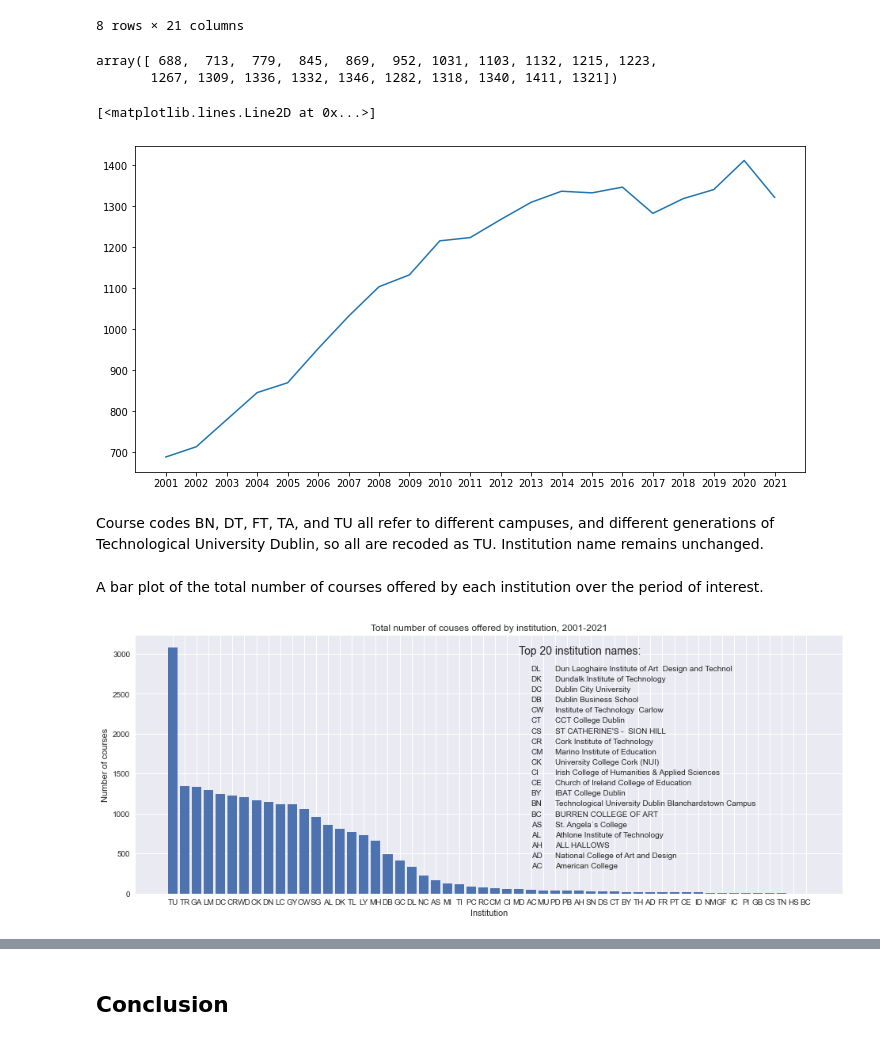
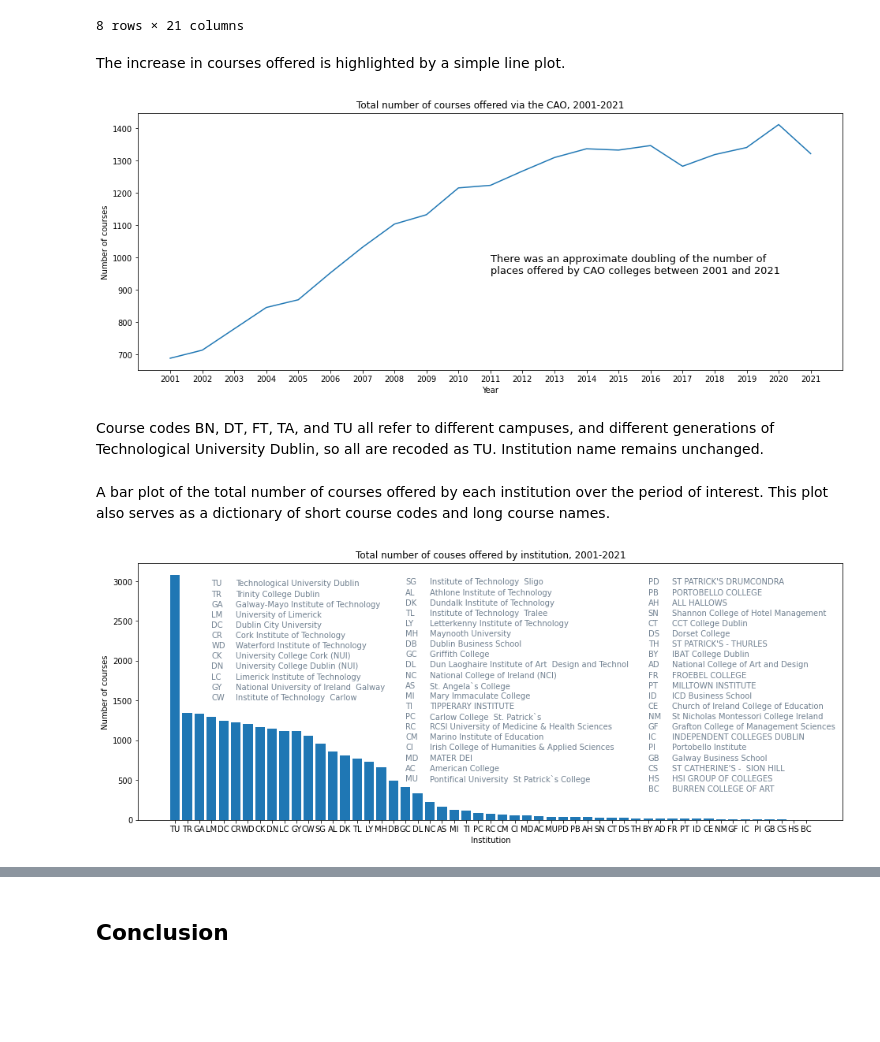
Before and after one commit to fod/fundamentals-data-analysis, a Jupyter notebook: cao.ipynb, the cells around one changed output, grey strips where cells are left out. Saved outputs shown, nothing was run; the diff lists cells and outputs as text; code cells hidden in the pictures; blank space fills up the shorter version.

Commit message:
CAO courses bar plot

```diff
--- a/cao.ipynb
+++ b/cao.ipynb
@@ -877,3 +877,6 @@ Missing institution names are added.
 df.loc[:,(slice(None), 'Institution')] = df.loc[:,(slice(None), 'Institution')].groupby('Institution Code').transform(lambda x: x.ffill().bfill())
 # Backfill Laterally to fill in gaps
 df.loc[:,(slice(None), 'Institution')] = df.loc[:,(slice(None), 'Institution')].bfill(axis=1)
+
+# Tipperary Institute change code from TN to TI after 2001
+df.rename(index={'TN':'TI'}, inplace=True)
@@ -891,10 +896,3 @@ df.loc[:,(slice(None),'EOS')].describe().round()
 | 75% | 455.0 | 424.0 | 400.0 | 401.0 | 405.0 | 415.0 | 415.0 | 406.0 | 420.0 | 405.0 | ... | ... |
 | max | 1028.0 | 1088.0 | 979.0 | 999.0 | 1001.0 | 9999.0 | 1095.0 | 955.0 | 900.0 | 1425.0 | ... | ... |
 8 rows × 21 columns
-# %%
-course_count = np.asarray(df.loc[:,(slice(None),'EOS')].count())
-course_count = np.flip(course_count)
-course_count
-# %% [output]
-array([ 688,  713,  779,  845,  869,  952, 1031, 1103, 1132, 1215, 1223,
-       1267, 1309, 1336, 1332, 1346, 1282, 1318, 1340, 1411, 1321])
@@ -903,9 +899,22 @@ years = np.asarray(df.columns.levels[0][0:-1])
+# %% [markdown]
+The increase in courses offered is highlighted by a simple line plot.
 # %%
-plt.rcParams["figure.figsize"] = [12,6]
-plt.plot(years, course_count)
+# Get array of total course counts per year
+course_count = np.asarray(df.loc[:,(slice(None),'EOS')].count())
+course_count = np.flip(course_count)
+
+# Get array of years (for axis labelling)
+years = np.asarray(df.columns.levels[0][0:-1])
+
+with mpl.rc_context(rc={'figure.figsize':(16,6)}):
+    fig, ax = plt.subplots()
+    ax.plot(years, course_count)
+    ax.set_title("Total number of courses offered via the CAO, 2001-2021")
+    ax.set_xlabel("Year")
+    ax.set_ylabel("Number of courses")
+    ax.text(10, 950, "There was an approximate doubling of the number of \nplaces offered by CAO colleges between 2001 and 2021", fontsize=13)
 # %% [output]
-[<matplotlib.lines.Line2D at 0x...>]
-[figure, old version]
+[figure, new version]
 # %%
 # Get a dictionary of Institution codes and names
 inst_names = df['Names']['Institution'].unique()
@@ -920,7 +930,7 @@ df.rename(index={'BN': 'TU', 'DT': 'TU', 'FT': 'TU', 'TA': 'TU'}, inplace=True)
 eos = df.loc[:,(slice(None), 'EOS')]
 counts = eos.groupby('Institution Code').count().droplevel(1, axis=1).sort_index(axis=1)
 # %% [markdown]
-A bar plot of the total number of courses offered by each institution over the period of interest.
+A bar plot of the total number of courses offered by each institution over the period of interest. This plot also serves as a dictionary of short course codes and long course names.
 # %%
 # Set global plot style
 #plt.style.use('seaborn')
@@ -937,11 +947,29 @@ with mpl.rc_context(rc={'figure.figsize':(16,6)}):
     ax.set_ylabel('Number of courses')
     ax.set_title('Total number of couses offered by institution, 2001-2021')
 
-    ax.text(29, 3000, "Top 20 institution names:", fontsize=14)
-    for i in range(20):
-        ax.text(30, i * 130 + 300,  inst_codes[i], ha='left', va='bottom')
-        ax.text(32, i * 130 + 300,  inst_dict[inst_codes[i]], ha='left', va='bottom')
+
+    plt.draw()
+    ticklabels = ax.get_xticklabels(which='major')
+
+    #ax.text(29, 3000, "Top 20 institution names:", fontsize=14)
+    col = 'slategrey'
+    for i in range(12):
+        code = ticklabels[i].get_text()
+        ax.text(3, 0 - i * 130 + 3020,  ticklabels[i].get_text(), ha='left', va='top', color=col)
+        ax.text(5, 0 - i * 130 + 3020,  inst_dict[code], ha='left', va='top', color=col)
+
+    for i in range(12,32):
+        code = ticklabels[i].get_text()
+        ax.text(19, 0 - i * 130 + 4600,  ticklabels[i].get_text(), ha='left', va='top', color=col)
+        ax.text(21, 0 - i * 130 + 4600,  inst_dict[code], ha='left', va='top', color=col)
+
+    for i in range(32,53):
+        code = ticklabels[i].get_text()
+        ax.text(39, 0 - i * 130 + 7200,  ticklabels[i].get_text(), ha='left', va='top', color=col)
+        ax.text(41, 0 - i * 130 + 7200,  inst_dict[code], ha='left', va='top', color=col)
+
+
     plt.show()
 # %% [output]
-[figure, old version]
+[figure, new version]
 # %%
```
Also changed, not shown: parts of 5 cells of this notebook, 1 other file.
